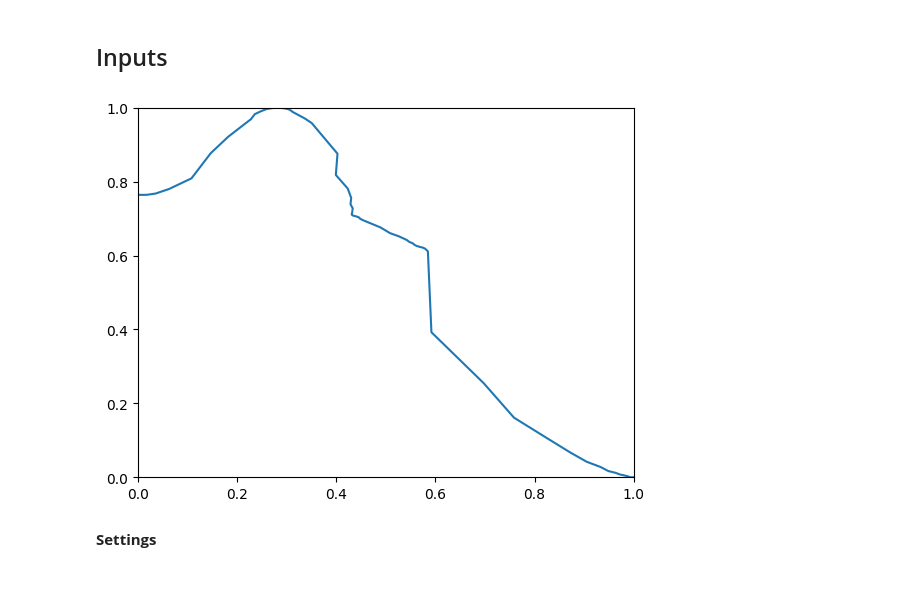
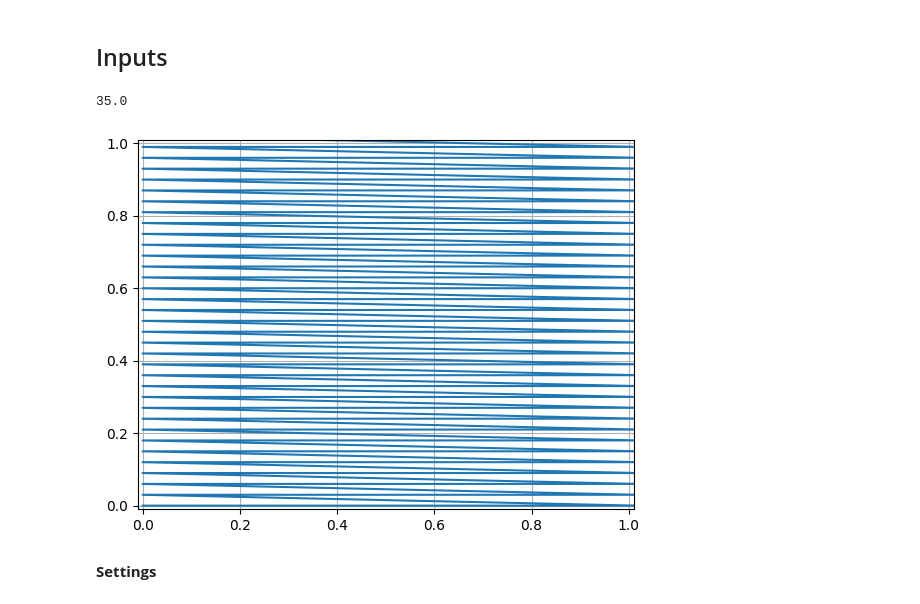
Before and after one commit to iKiru-hub/PCNN, a Jupyter notebook: pcnn_lab.ipynb, the cells around one changed output. Cells and saved outputs as stored; diff of their text form; code cells hidden in the pictures.

```diff
--- a/pcnn_lab.ipynb
+++ b/pcnn_lab.ipynb
@@ -156,21 +157,24 @@ array([0., 0., 0., 0., 0., 0., 0., 0., 0., 0.])
 # %%
 # Create an animal
 animal = ms.AnimalTrajectory(dt=1,
                              prob_turn=0.01,
                              prob_speed=0.1,
                              prob_rest=0.01,
                              day_cycle=True)
 
 # Create a trajectory
-trajectory = animal.make_trajectory(duration=100)
+trajectory = animal.make_trajectory(duration=60, whole=True, dx=0.03)
+print(np.sqrt(trajectory.shape[0]))
 
 # Plot the trajectory
 plt.plot(trajectory[:, 0], trajectory[:, 1])
-plt.ylim((0, 1))
-plt.xlim((0, 1))
+plt.ylim((-0.01, 1.01))
+plt.xlim((-0.01, 1.01))
+plt.grid()
 plt.show()
 # %% [output]
+35.0
-[figure, old version]
+[figure, new version]
 # %% [markdown]
 **Settings**
 # %%
```
Also changed, not shown: parts of 24 cells of this notebook, 2 other files.
